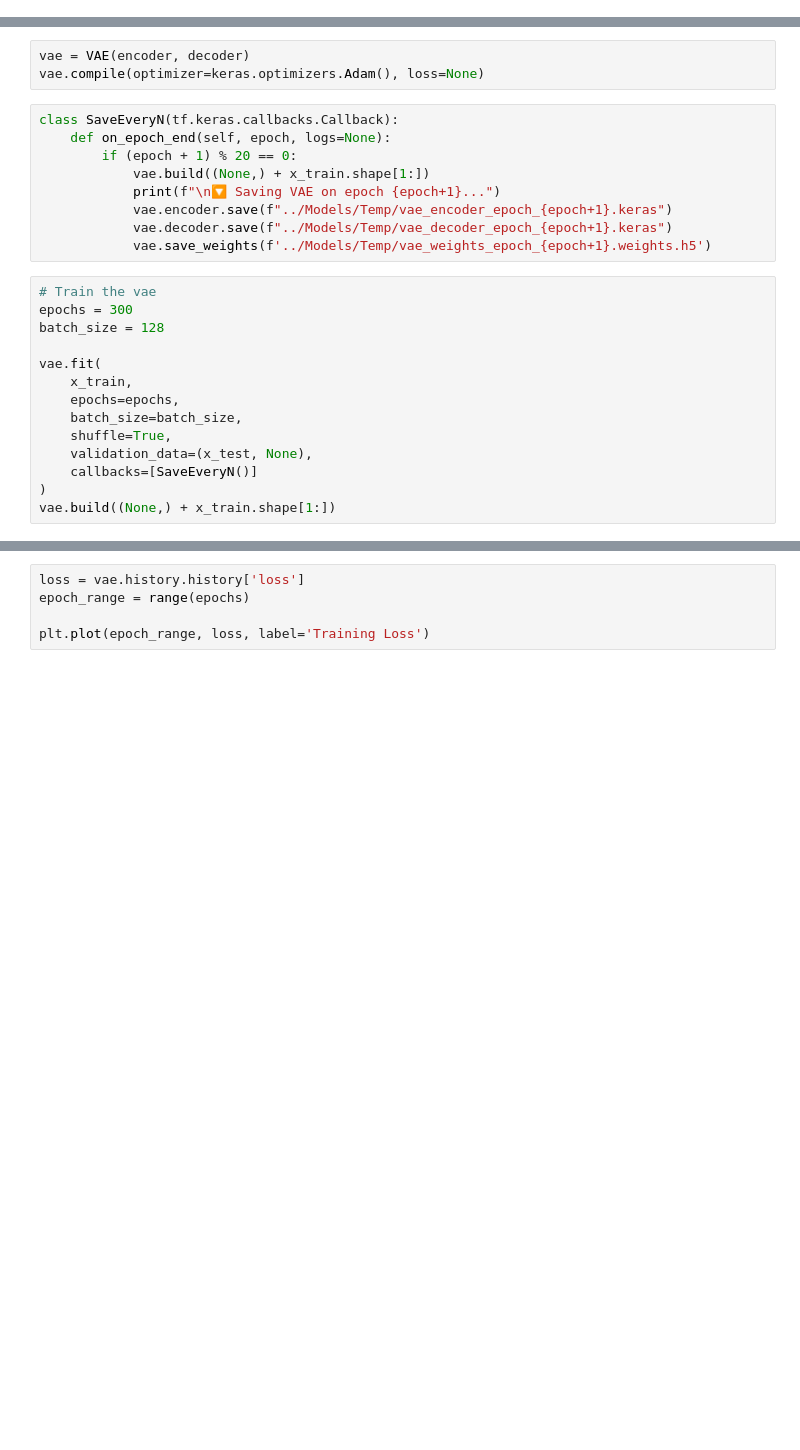
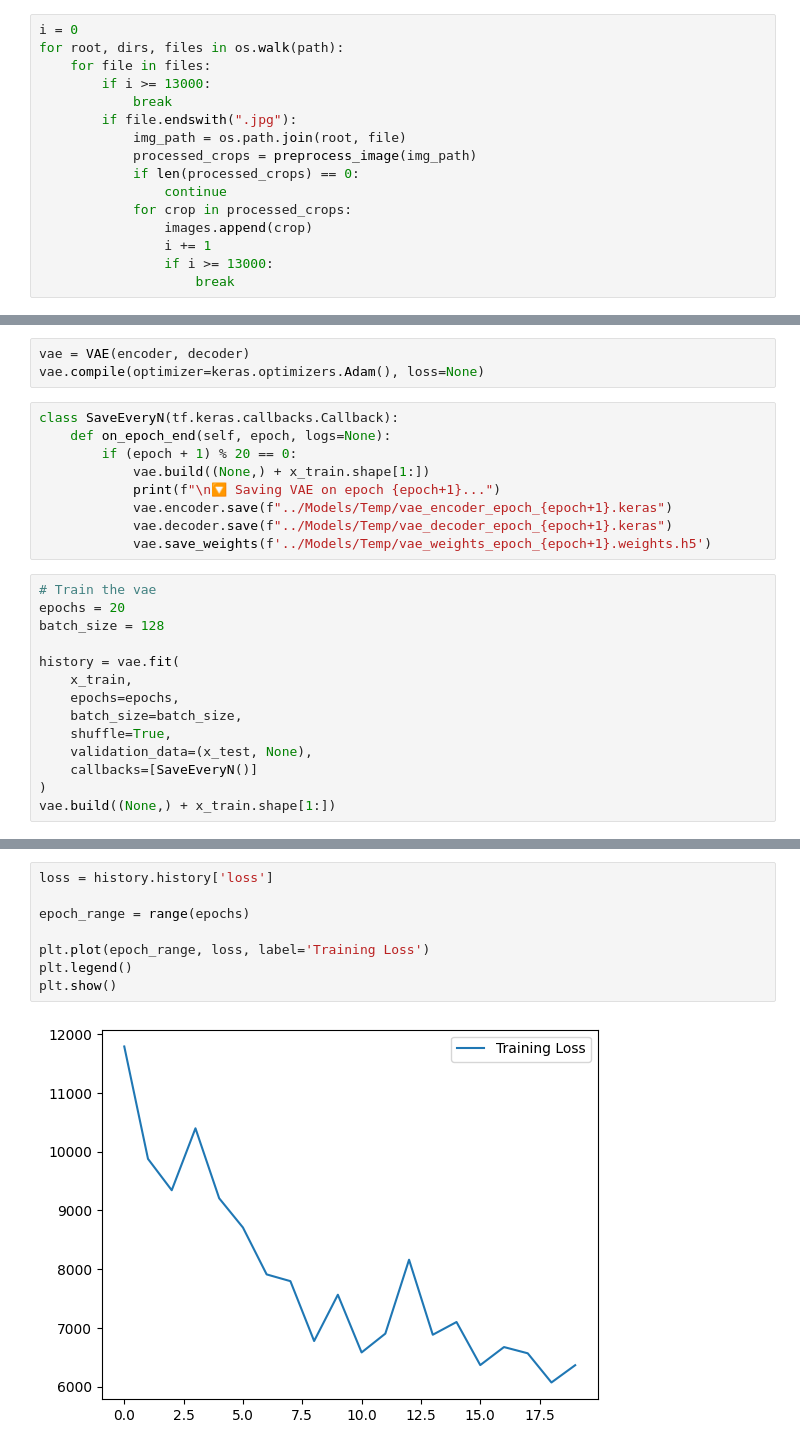
Before and after one commit to jjparrad/face_filters, a Jupyter notebook: src/Notebooks/face_filters.ipynb, the cells around one changed output, grey strips where cells are left out. Saved outputs shown, nothing was run; the diff lists cells and outputs as text; blank space fills up the shorter version.

```diff
--- a/src/Notebooks/face_filters.ipynb
+++ b/src/Notebooks/face_filters.ipynb
@@ -72,2 +69,18 @@ for root, dirs, files in os.walk(path):
+# %%
+i = 0
+for root, dirs, files in os.walk(path):
+    for file in files:
+        if i >= 13000:
+            break
+        if file.endswith(".jpg"):
+            img_path = os.path.join(root, file)
+            processed_crops = preprocess_image(img_path)
+            if len(processed_crops) == 0:
+                continue
+            for crop in processed_crops:
+                images.append(crop)
+                i += 1
+                if i >= 13000:
+                    break
 # %%
 !pip show tensorflow
@@ -219,10 +322,10 @@ class SaveEveryN(tf.keras.callbacks.Callback):
             vae.save_weights(f'../Models/Temp/vae_weights_epoch_{epoch+1}.weights.h5')
 # %%
 # Train the vae
-epochs = 300
+epochs = 20
 batch_size = 128
 
-vae.fit(
+history = vae.fit(
     x_train,
     epochs=epochs,
     batch_size=batch_size,
@@ -270,5 +443,10 @@ plt.show()
 # %%
-loss = vae.history.history['loss']
+loss = history.history['loss']
+
 epoch_range = range(epochs)
 
 plt.plot(epoch_range, loss, label='Training Loss')
+plt.legend()
+plt.show()
+# %% [output]
+[figure, added]
```
Also changed, not shown: parts of 14 cells of this notebook, 18 other files.
